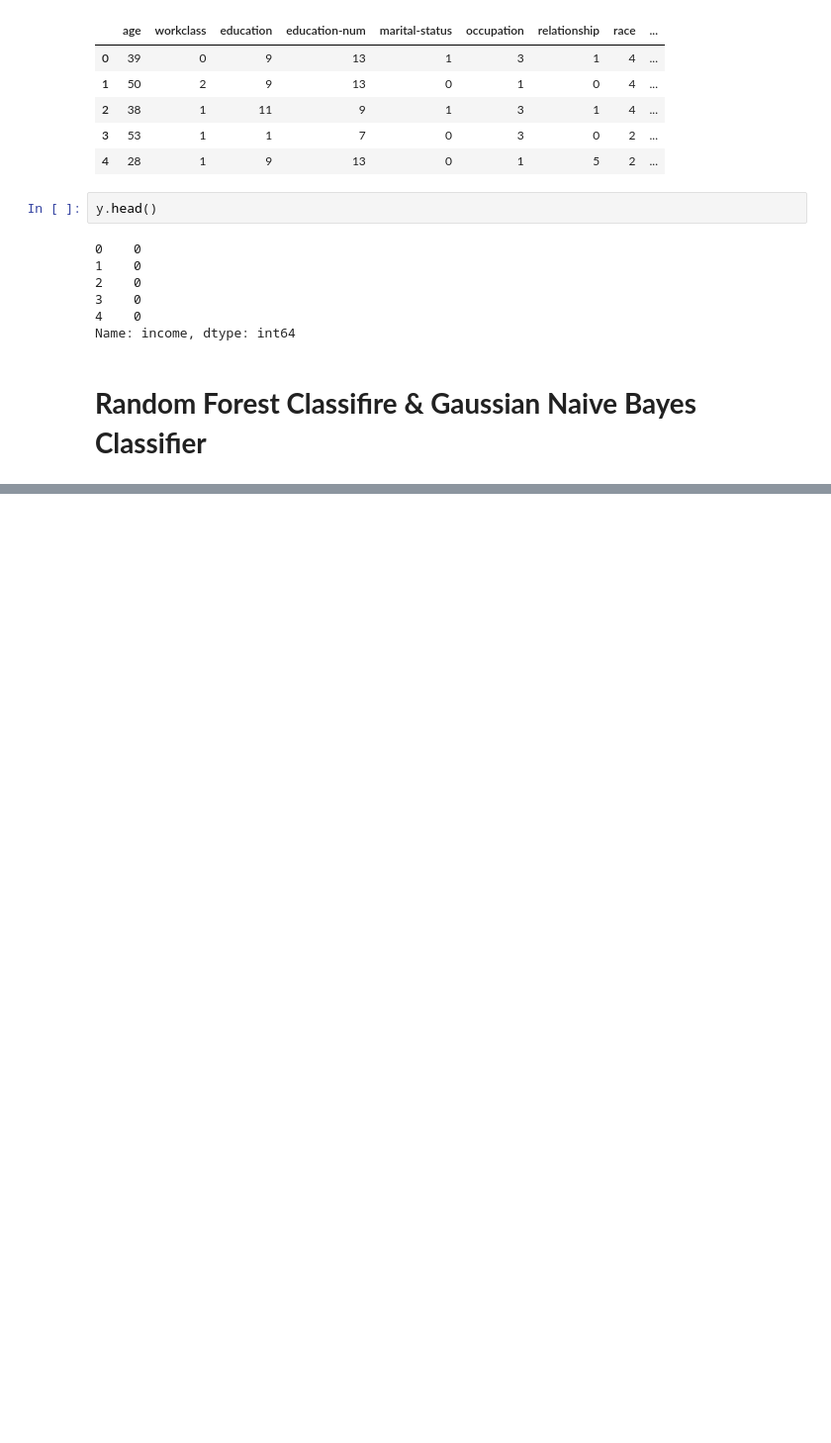
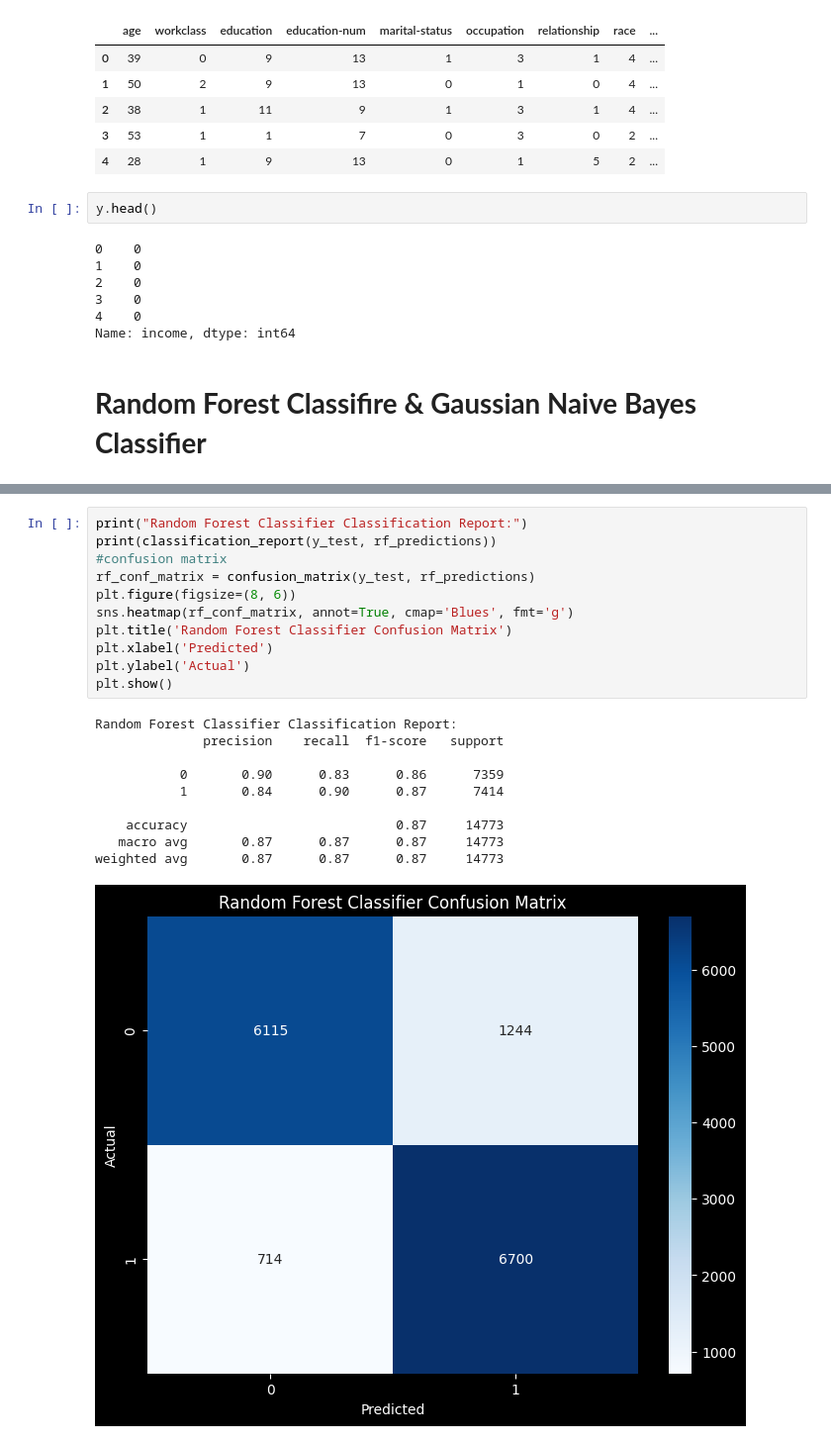
Before and after one commit to sevinduImsara/ML_CW, a Jupyter notebook: ML_CW.ipynb, the cells around one changed output, grey strips where cells are left out. Shown at 99% size. Saved outputs shown, nothing was run; the diff lists cells and outputs as text; blank space fills up the shorter version.

Commit message:
Testing accuracy

```diff
--- a/ML_CW.ipynb
+++ b/ML_CW.ipynb
@@ -634,0 +624,22 @@ Gaussian Naive Bayes Classifier Accuracy: 0.6963584675781779
+# %%
+print("Random Forest Classifier Classification Report:")
+print(classification_report(y_test, rf_predictions))
+#confusion matrix
+rf_conf_matrix = confusion_matrix(y_test, rf_predictions)
+plt.figure(figsize=(8, 6))
+sns.heatmap(rf_conf_matrix, annot=True, cmap='Blues', fmt='g')
+plt.title('Random Forest Classifier Confusion Matrix')
+plt.xlabel('Predicted')
+plt.ylabel('Actual')
+plt.show()
+# %% [output]
+Random Forest Classifier Classification Report:
+              precision    recall  f1-score   support
+
+           0       0.90      0.83      0.86      7359
+           1       0.84      0.90      0.87      7414
+
+    accuracy                           0.87     14773
+   macro avg       0.87      0.87      0.87     14773
+weighted avg       0.87      0.87      0.87     14773
+[figure, added]
```
Also changed, not shown: parts of 14 cells of this notebook.
